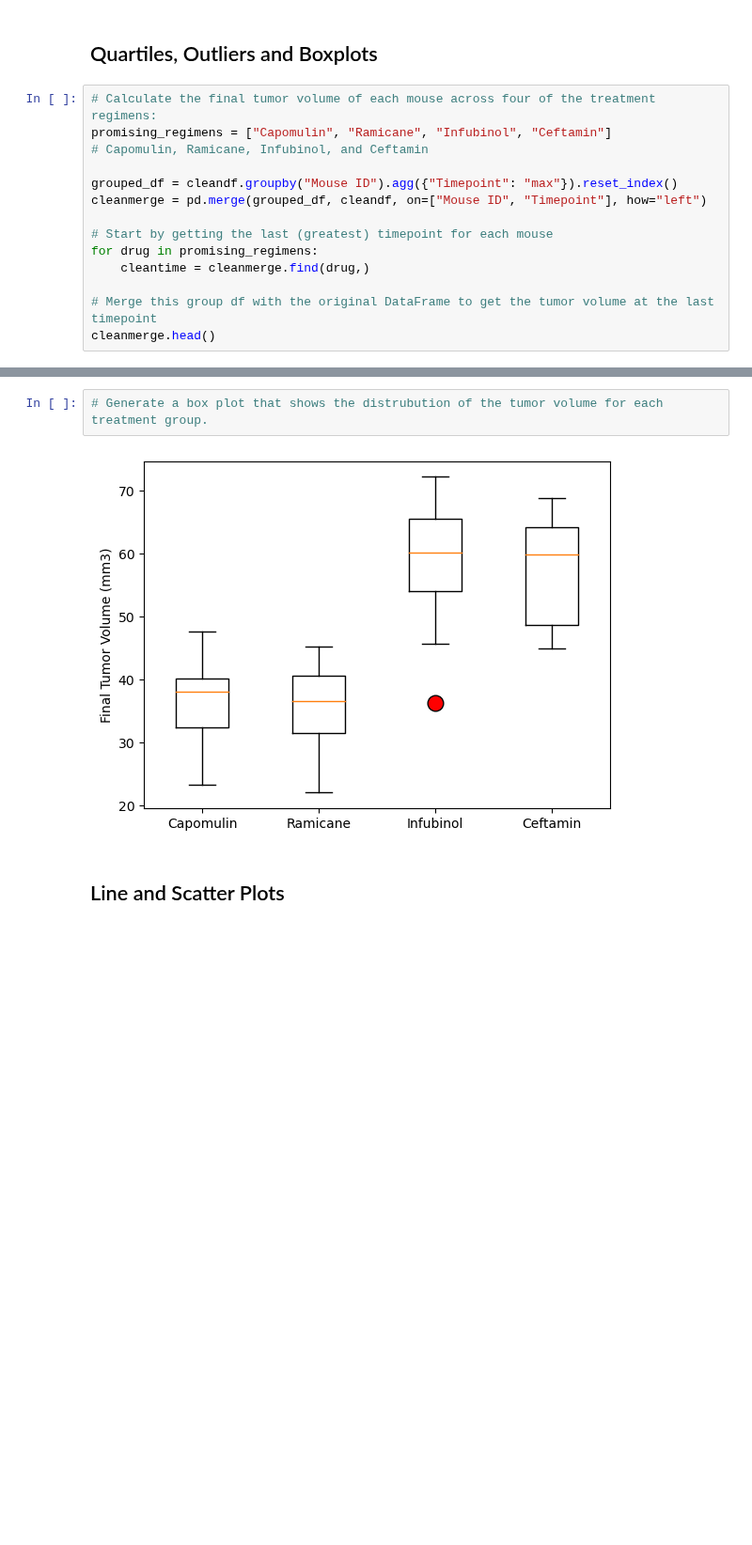
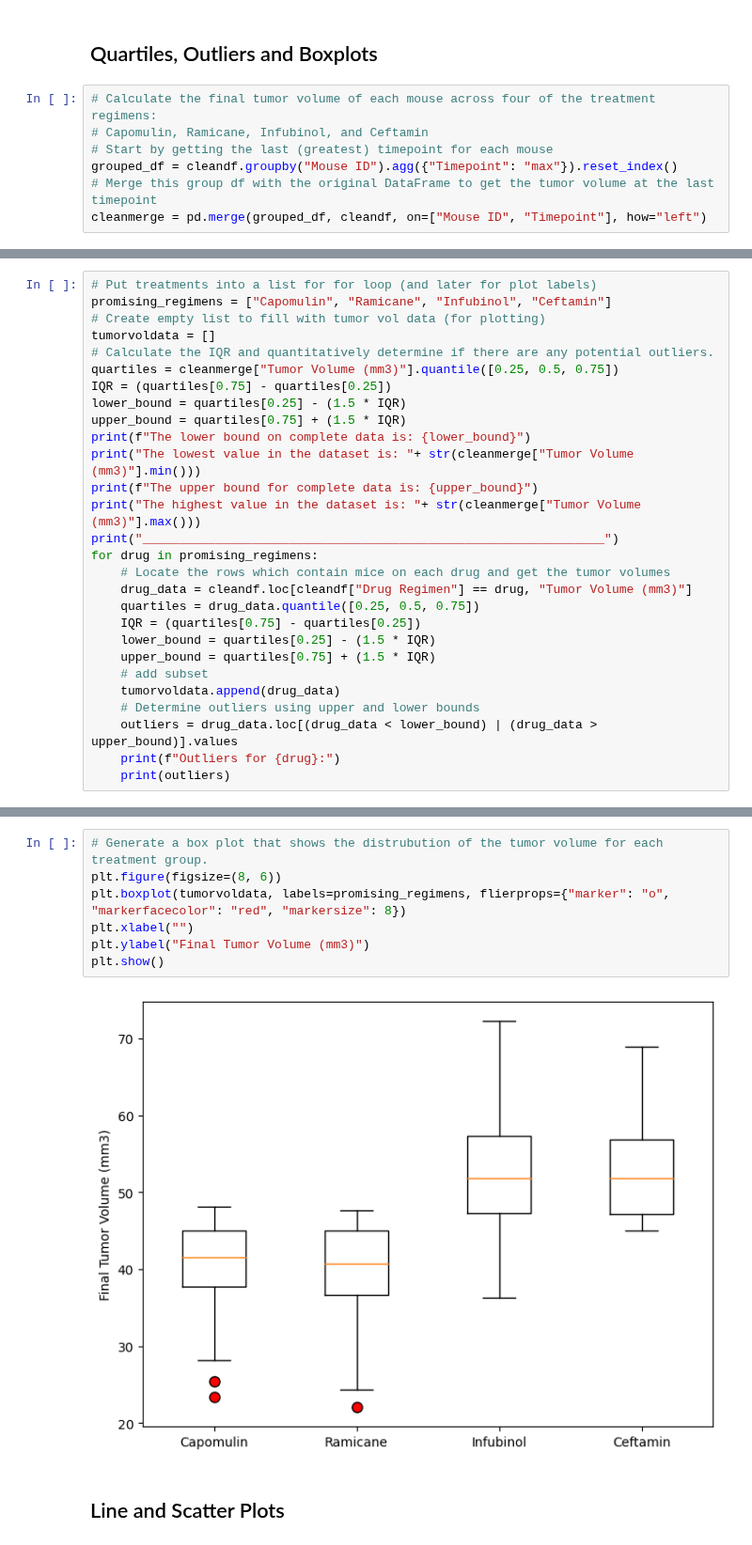
Before and after one commit to Kakhai1/Week5challenge, a Jupyter notebook: Starter_Code/Pymaceuticals/pymaceuticals_starter.ipynb, the cells around one changed output, grey strips where cells are left out. Shown at 94% size. Cells and saved outputs as stored; diff of their text form; blank space fills up the shorter version.

```diff
--- a/Starter_Code/Pymaceuticals/pymaceuticals_starter.ipynb
+++ b/Starter_Code/Pymaceuticals/pymaceuticals_starter.ipynb
@@ -161,15 +159,8 @@ plt.show()
 ## Quartiles, Outliers and Boxplots
 # %%
 # Calculate the final tumor volume of each mouse across four of the treatment regimens:
-promising_regimens = ["Capomulin", "Ramicane", "Infubinol", "Ceftamin"]
 # Capomulin, Ramicane, Infubinol, and Ceftamin
-
+# Start by getting the last (greatest) timepoint for each mouse
 grouped_df = cleandf.groupby("Mouse ID").agg({"Timepoint": "max"}).reset_index()
+# Merge this group df with the original DataFrame to get the tumor volume at the last timepoint
 cleanmerge = pd.merge(grouped_df, cleandf, on=["Mouse ID", "Timepoint"], how="left")
-
-# Start by getting the last (greatest) timepoint for each mouse
-for drug in promising_regimens:
-    cleantime = cleanmerge.find(drug,)
-
-# Merge this group df with the original DataFrame to get the tumor volume at the last timepoint
-cleanmerge.head()
@@ -200,0 +167,28 @@ Ceftamin's potential outliers: Series([], Name: Tumor Volume (mm3), dtype: float
+# %%
+# Put treatments into a list for for loop (and later for plot labels)
+promising_regimens = ["Capomulin", "Ramicane", "Infubinol", "Ceftamin"]
+# Create empty list to fill with tumor vol data (for plotting)
+tumorvoldata = []
+# Calculate the IQR and quantitatively determine if there are any potential outliers.
+quartiles = cleanmerge["Tumor Volume (mm3)"].quantile([0.25, 0.5, 0.75])
+IQR = (quartiles[0.75] - quartiles[0.25])
+lower_bound = quartiles[0.25] - (1.5 * IQR)
+upper_bound = quartiles[0.75] + (1.5 * IQR)
+print(f"The lower bound on complete data is: {lower_bound}")
+print("The lowest value in the dataset is: "+ str(cleanmerge["Tumor Volume (mm3)"].min()))
+print(f"The upper bound for complete data is: {upper_bound}")
+print("The highest value in the dataset is: "+ str(cleanmerge["Tumor Volume (mm3)"].max()))
+print("_______________________________________________________________")
+for drug in promising_regimens:
+    # Locate the rows which contain mice on each drug and get the tumor volumes
+    drug_data = cleandf.loc[cleandf["Drug Regimen"] == drug, "Tumor Volume (mm3)"]
+    quartiles = drug_data.quantile([0.25, 0.5, 0.75])
+    IQR = (quartiles[0.75] - quartiles[0.25])
+    lower_bound = quartiles[0.25] - (1.5 * IQR)
+    upper_bound = quartiles[0.75] + (1.5 * IQR)
+    # add subset
+    tumorvoldata.append(drug_data)
+    # Determine outliers using upper and lower bounds
+    outliers = drug_data.loc[(drug_data < lower_bound) | (drug_data > upper_bound)].values
+    print(f"Outliers for {drug}:")
+    print(outliers)
@@ -201,6 +209,11 @@ Ceftamin's potential outliers: Series([], Name: Tumor Volume (mm3), dtype: float
 # %%
 # Generate a box plot that shows the distrubution of the tumor volume for each treatment group.
+plt.figure(figsize=(8, 6))
+plt.boxplot(tumorvoldata, labels=promising_regimens, flierprops={"marker": "o", "markerfacecolor": "red", "markersize": 8})
+plt.xlabel("")
+plt.ylabel("Final Tumor Volume (mm3)")
+plt.show()
 # %% [output]
-[figure, old version]
+[figure, new version]
 # %% [markdown]
 ## Line and Scatter Plots
```
Also changed, not shown: parts of 11 cells of this notebook.
